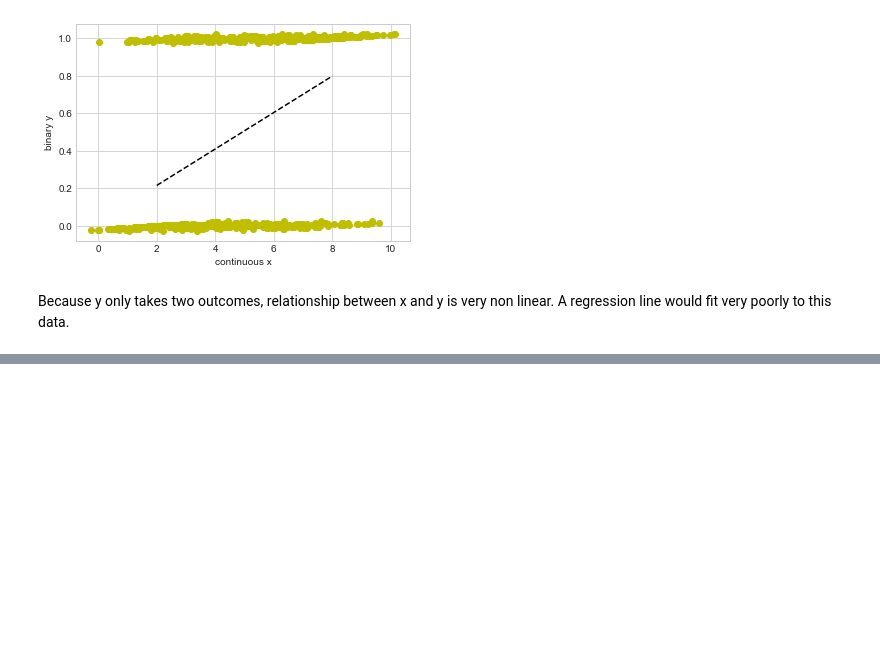
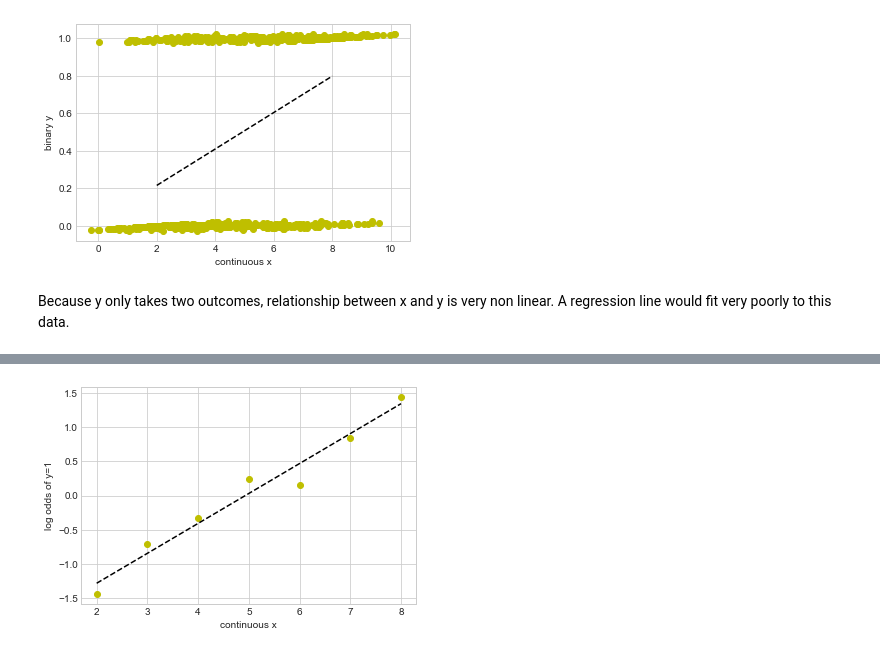
Before and after one commit to brianmcguckin/thinkful_unit_03_deeper_supervised_learning, a Jupyter notebook: 03_03_01_logistic_regression.ipynb, the cells around one changed output, grey strips where cells are left out. Cells and saved outputs as stored; diff of their text form; code cells hidden in the pictures; blank space fills up the shorter version.

```diff
--- a/03_03_01_logistic_regression.ipynb
+++ b/03_03_01_logistic_regression.ipynb
@@ -72,0 +121,17 @@ Because y only takes two outcomes, relationship between x and y is very non line
+# %%
+#natural log of odds
+ln_yodds = np.log(yodds)
+
+#calculate linear regression for x and yodds
+fit = np.polyfit(xvals, ln_yodds, 1)
+
+#function to return predicted value of yodds
+fit_fn = np.poly1d(fit)
+
+#plot results
+plt.plot(xvals, ln_yodds, 'yo', xvals, fit_fn(xvals), '--k')
+plt.xlabel('continuous x')
+plt.ylabel('log odds of y=1')
+plt.show()
+# %% [output]
+[figure, added]
```
Also changed, not shown: parts of 13 cells of this notebook.
